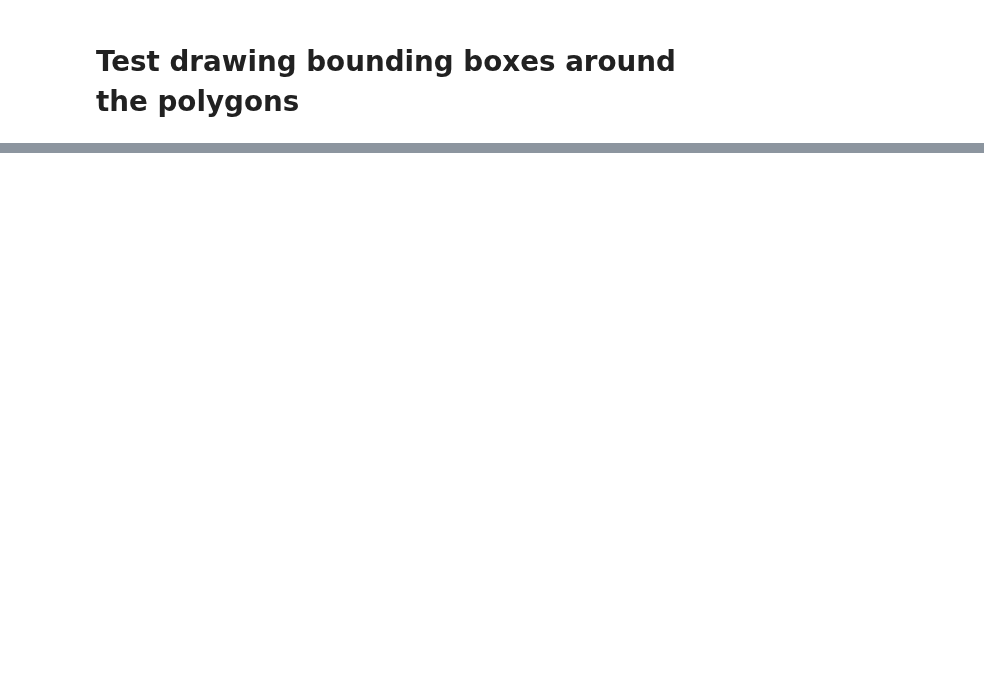
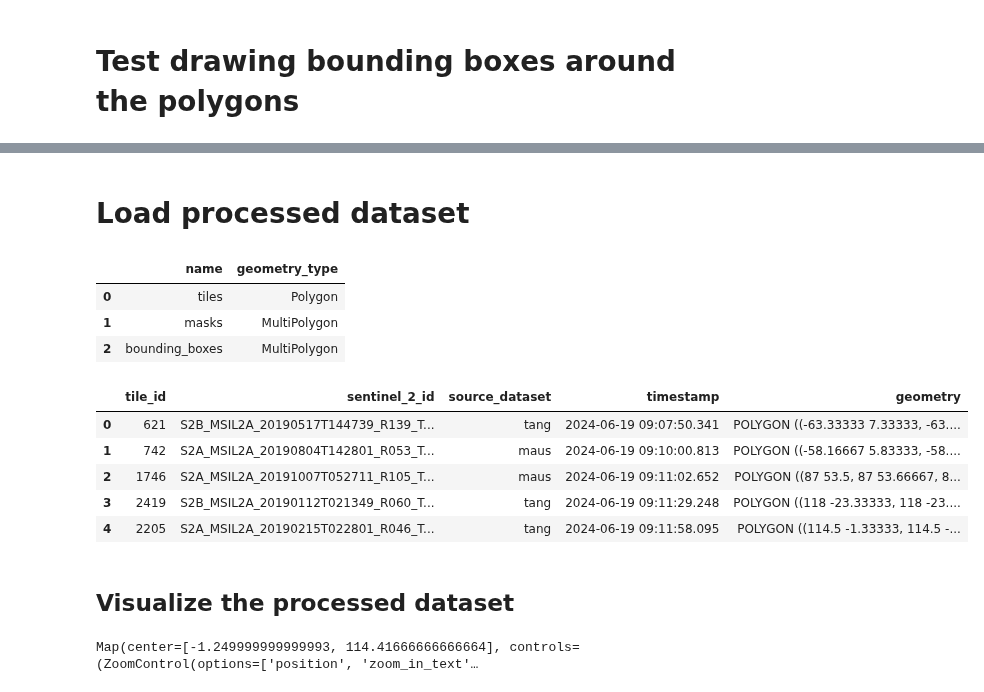
Before and after one commit to SimonJasansky/mine-segmentation, a Jupyter notebook: notebooks/visualize_dataset.ipynb, the cells around one changed output, grey strips where cells are left out. Saved outputs shown, nothing was run; the diff lists cells and outputs as text; code cells hidden in the pictures; blank space fills up the shorter version.

```diff
--- a/notebooks/visualize_dataset.ipynb
+++ b/notebooks/visualize_dataset.ipynb
@@ -129,0 +138,50 @@ AttributeError: 'numpy.ndarray' object has no attribute 'to_json'
+# %% [markdown]
+# Load processed dataset
+# %%
+# list layernames
+gpd.list_layers("/workspaces/mine-segmentation/data/processed/mining_tiles_with_masks_and_bounding_boxes.gpkg")
+# %% [output]
+|  | name | geometry_type |
+| 0 | tiles | Polygon |
+| 1 | masks | MultiPolygon |
+| 2 | bounding_boxes | MultiPolygon |
+# %%
+# load the processed dataset
+tiles = gpd.read_file("/workspaces/mine-segmentation/data/processed/mining_tiles_with_masks_and_bounding_boxes.gpkg", layer="tiles")
+masks = gpd.read_file("/workspaces/mine-segmentation/data/processed/mining_tiles_with_masks_and_bounding_boxes.gpkg", layer="masks")
+bounding_boxes = gpd.read_file("/workspaces/mine-segmentation/data/processed/mining_tiles_with_masks_and_bounding_boxes.gpkg", layer="bounding_boxes")
+tiles.head()
+# %% [output]
+|  | tile_id | sentinel_2_id | source_dataset | timestamp | geometry |
+| 0 | 621 | S2B_MSIL2A_20190517T144739_R139_T... | tang | 2024-06-19 09:07:50.341 | POLYGON ((-63.33333 7.33333, -63.... |
+| 1 | 742 | S2A_MSIL2A_20190804T142801_R053_T... | maus | 2024-06-19 09:10:00.813 | POLYGON ((-58.16667 5.83333, -58.... |
+| 2 | 1746 | S2A_MSIL2A_20191007T052711_R105_T... | maus | 2024-06-19 09:11:02.652 | POLYGON ((87 53.5, 87 53.66667, 8... |
+| 3 | 2419 | S2B_MSIL2A_20190112T021349_R060_T... | tang | 2024-06-19 09:11:29.248 | POLYGON ((118 -23.33333, 118 -23.... |
+| 4 | 2205 | S2A_MSIL2A_20190215T022801_R046_T... | tang | 2024-06-19 09:11:58.095 | POLYGON ((114.5 -1.33333, 114.5 -... |
+# %% [markdown]
+## Visualize the processed dataset
+# %%
+ROW = 4
+
+m = leafmap.Map(center = (tiles.iloc[ROW:ROW+1].geometry.centroid.y.values[0], tiles.iloc[ROW:ROW+1].geometry.centroid.x.values[0]), zoom = 12)
+# add satellite
+m.add_basemap("SATELLITE")
+
+style_tile = {
+    "color": "orange",
+    "fillColor": "orange",
+    "fillOpacity": 0.0,
+}
+
+style_bbox = {
+    "color": "green",
+    "fillColor": "green",
+    "fillOpacity": 0.0,
+}
+
+m.add_gdf(tiles.iloc[ROW:ROW+1], layer_name="tiles", style=style_tile)
+m.add_gdf(masks.iloc[ROW:ROW+1], layer_name="masks")
+m.add_gdf(bounding_boxes.iloc[ROW:ROW+1], layer_name="bboxes", style=style_bbox)
+m
+# %% [output]
+Map(center=[-1.249999999999993, 114.41666666666664], controls=(ZoomControl(options=['position', 'zoom_in_text'…
```
Also changed, not shown: parts of 9 cells of this notebook, 2 other files.
